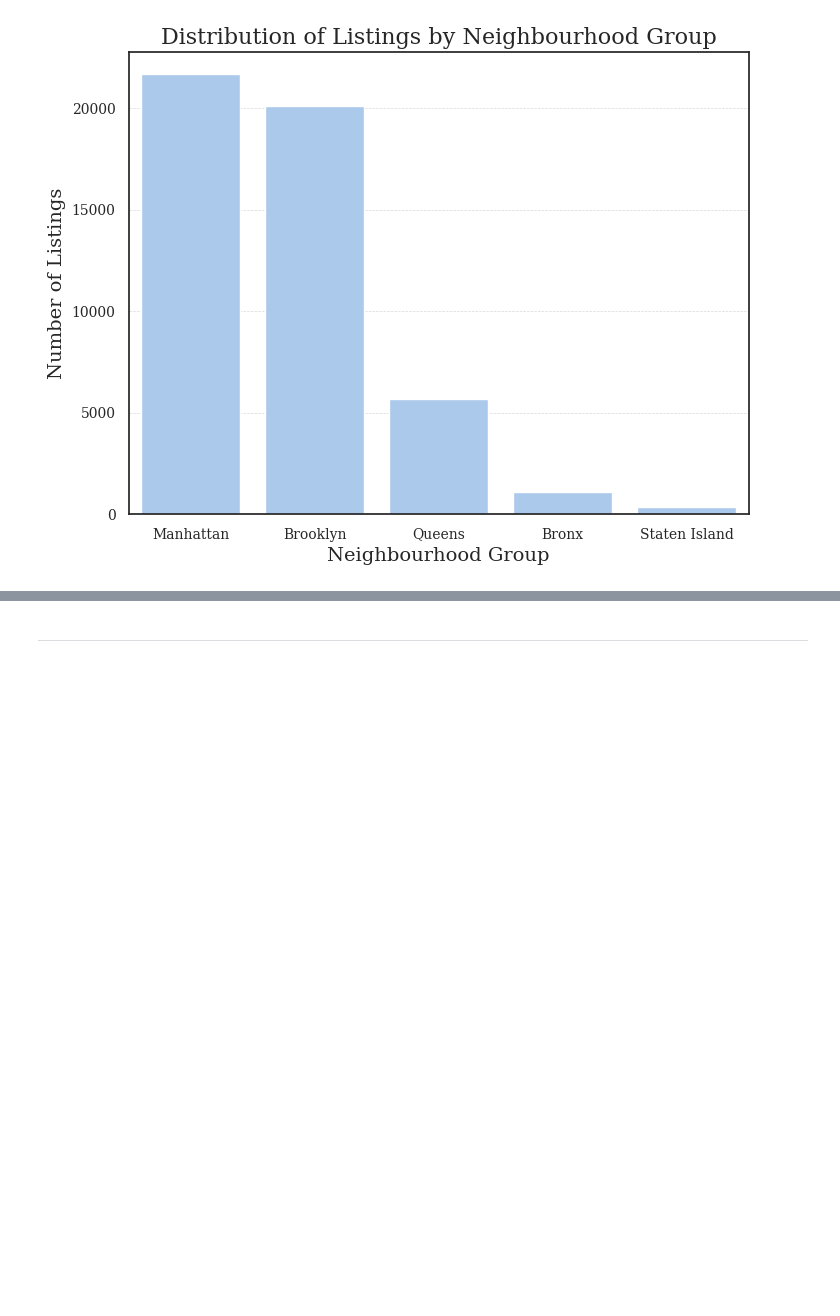
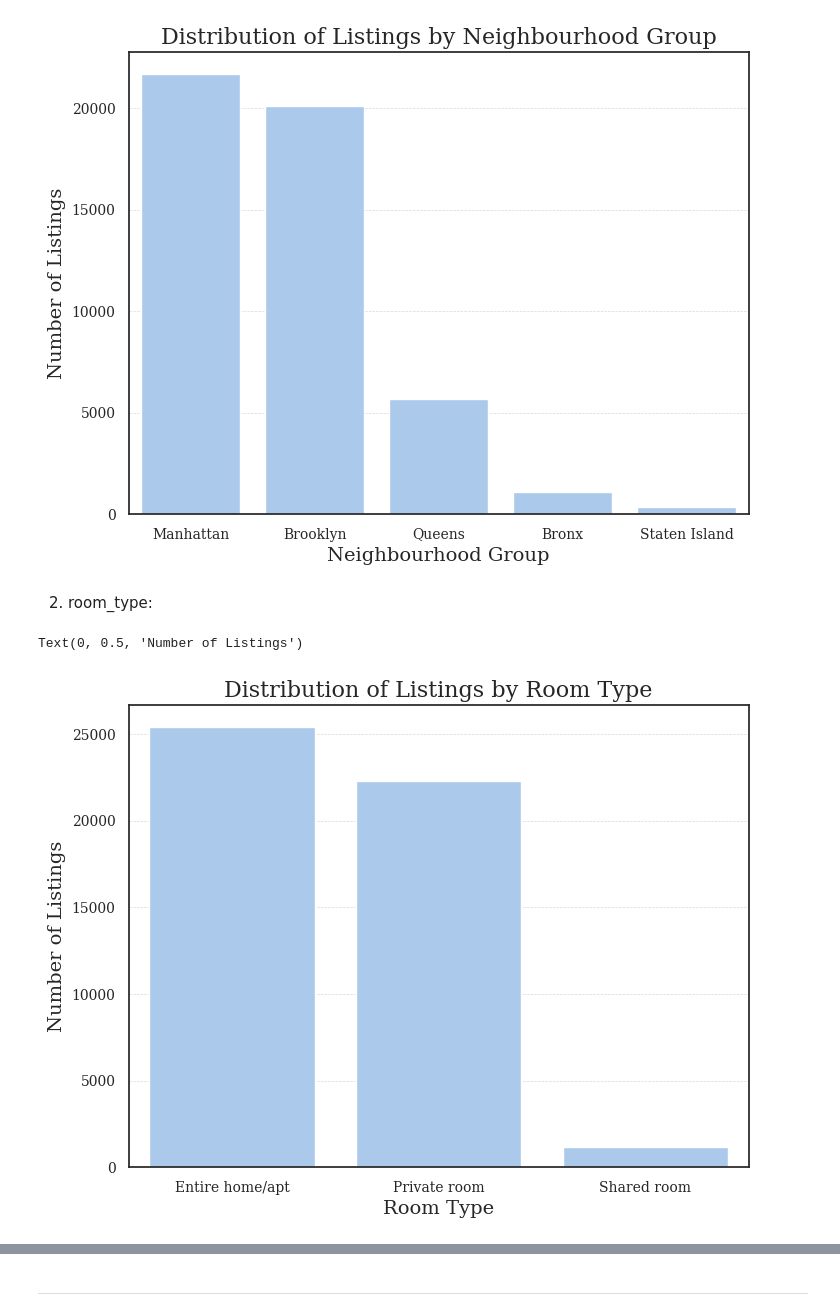
Before and after one commit to Aditya-907/NYC_Airbnb_EDA, a Jupyter notebook: notebooks/EDA_Report.ipynb, the cells around one changed output, grey strips where cells are left out. Drawn from its saved outputs; the diff is of its cells as text; code cells hidden in the pictures; blank space fills up the shorter version.

Commit message:
Completed Handling Categorical Data.

```diff
--- a/notebooks/EDA_Report.ipynb
+++ b/notebooks/EDA_Report.ipynb
@@ -265,3 +269,16 @@ plt.ylabel('Number of Listings')
 # %% [output]
 Text(0, 0.5, 'Number of Listings')
 [figure]
+# %% [markdown]
+2. room_type:
+# %%
+order_rt = df['room_type'].value_counts().index
+
+sns.countplot(data=df, x='room_type', order=order_rt)
+
+plt.title('Distribution of Listings by Room Type', fontsize=16)
+plt.xlabel('Room Type')
+plt.ylabel('Number of Listings')
+# %% [output]
+Text(0, 0.5, 'Number of Listings')
+[figure, added]
```
Also changed, not shown: parts of 5 cells of this notebook.
